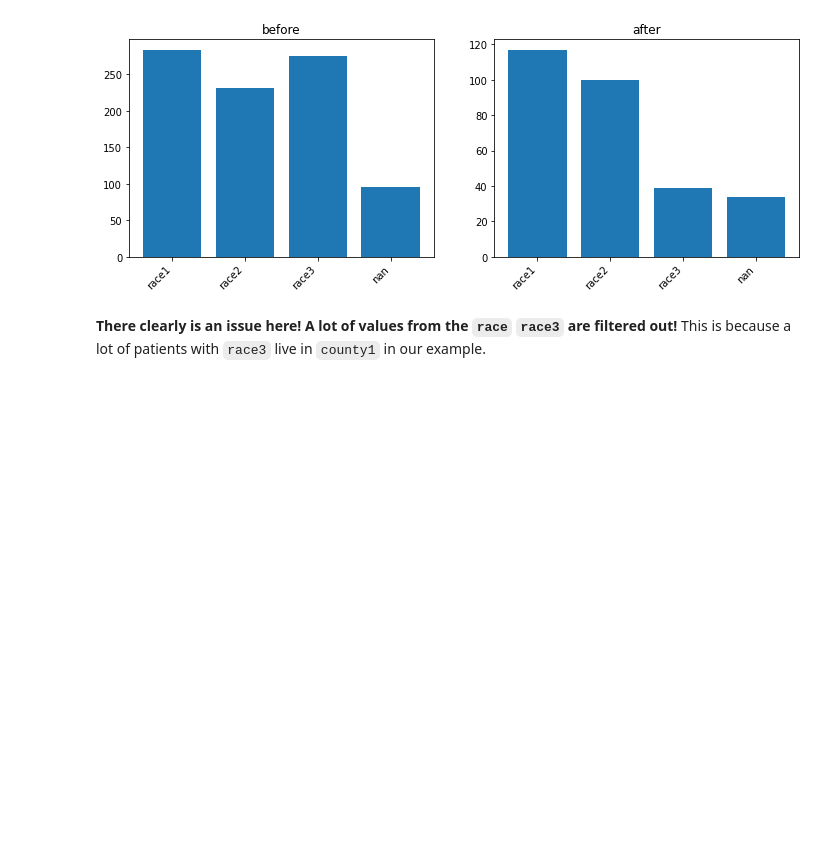
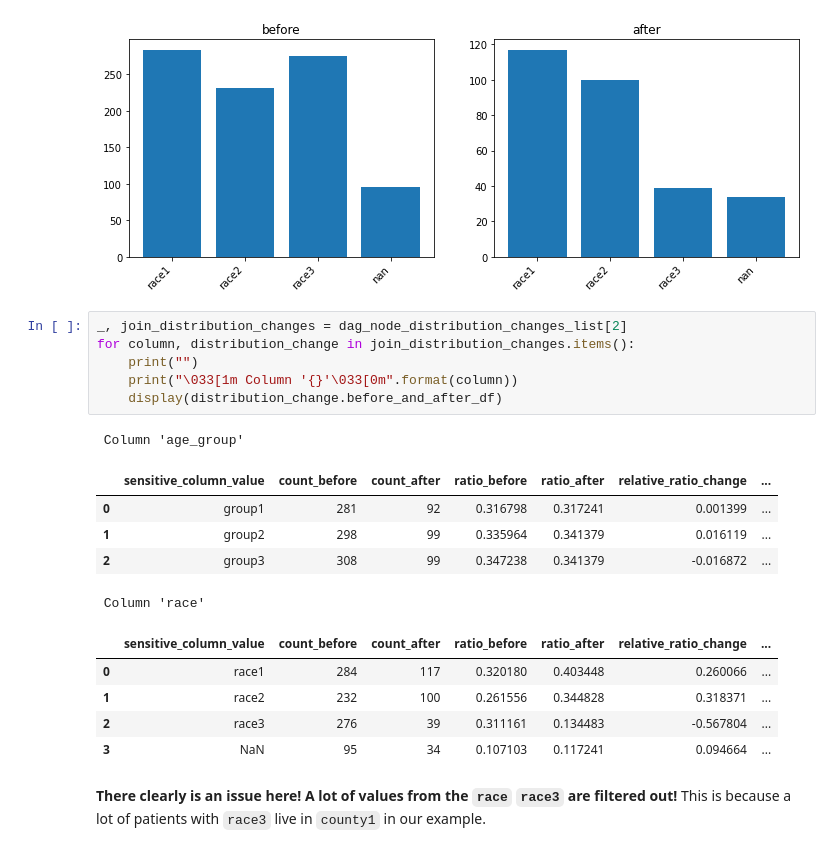
Before and after one commit to stefan-grafberger/mlinspect, a Jupyter notebook: demo/feature_overview/feature_overview.ipynb, the cells around one changed output. Drawn from its saved outputs; the diff is of its cells as text; blank space fills up the shorter version.

```diff
--- a/demo/feature_overview/feature_overview.ipynb
+++ b/demo/feature_overview/feature_overview.ipynb
@@ -270,6 +272,24 @@ for column, distribution_change in selection_distribution_changes.items():
 [figure]
  Column 'race'
 [figure]
+# %%
+_, join_distribution_changes = dag_node_distribution_changes_list[2]
+for column, distribution_change in join_distribution_changes.items():
+    print("")
+    print("\033[1m Column '{}'\033[0m".format(column))
+    display(distribution_change.before_and_after_df)
+# %% [output]
+ Column 'age_group'
+|  | sensitive_column_value | count_before | count_after | ratio_before | ratio_after | relative_ratio_change | ... |
+| 0 | group1 | 281 | 92 | 0.316798 | 0.317241 | 0.001399 | ... |
+| 1 | group2 | 298 | 99 | 0.335964 | 0.341379 | 0.016119 | ... |
+| 2 | group3 | 308 | 99 | 0.347238 | 0.341379 | -0.016872 | ... |
+ Column 'race'
+|  | sensitive_column_value | count_before | count_after | ratio_before | ratio_after | relative_ratio_change | ... |
+| 0 | race1 | 284 | 117 | 0.320180 | 0.403448 | 0.260066 | ... |
+| 1 | race2 | 232 | 100 | 0.261556 | 0.344828 | 0.318371 | ... |
+| 2 | race3 | 276 | 39 | 0.311161 | 0.134483 | -0.567804 | ... |
+| 3 | NaN | 95 | 34 | 0.107103 | 0.117241 | 0.094664 | ... |
 # %% [markdown]
 **There clearly is an issue here! A lot of values from the `race` `race3` are filtered out!** This is because a lot of patients with `race3` live in `county1` in our example.
 # %% [markdown]
```
Also changed, not shown: parts of 8 cells of this notebook, 3 other files.
